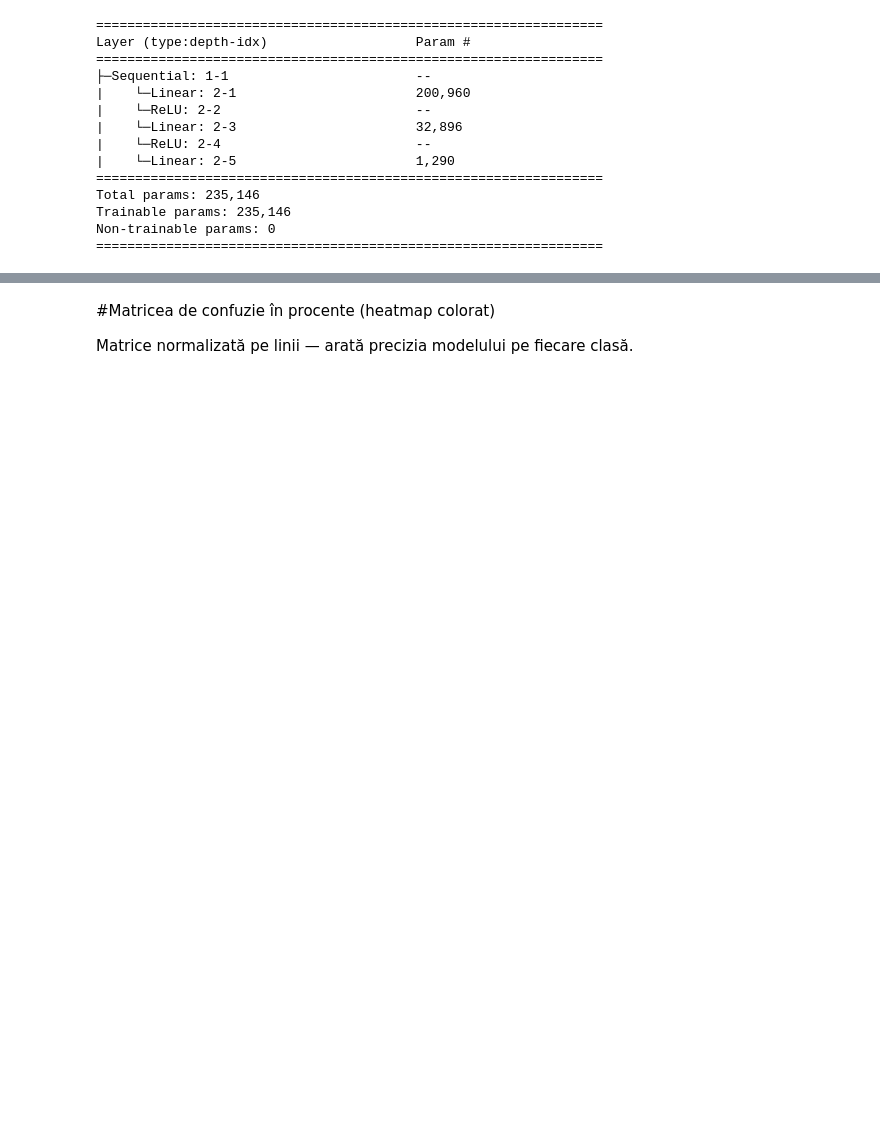
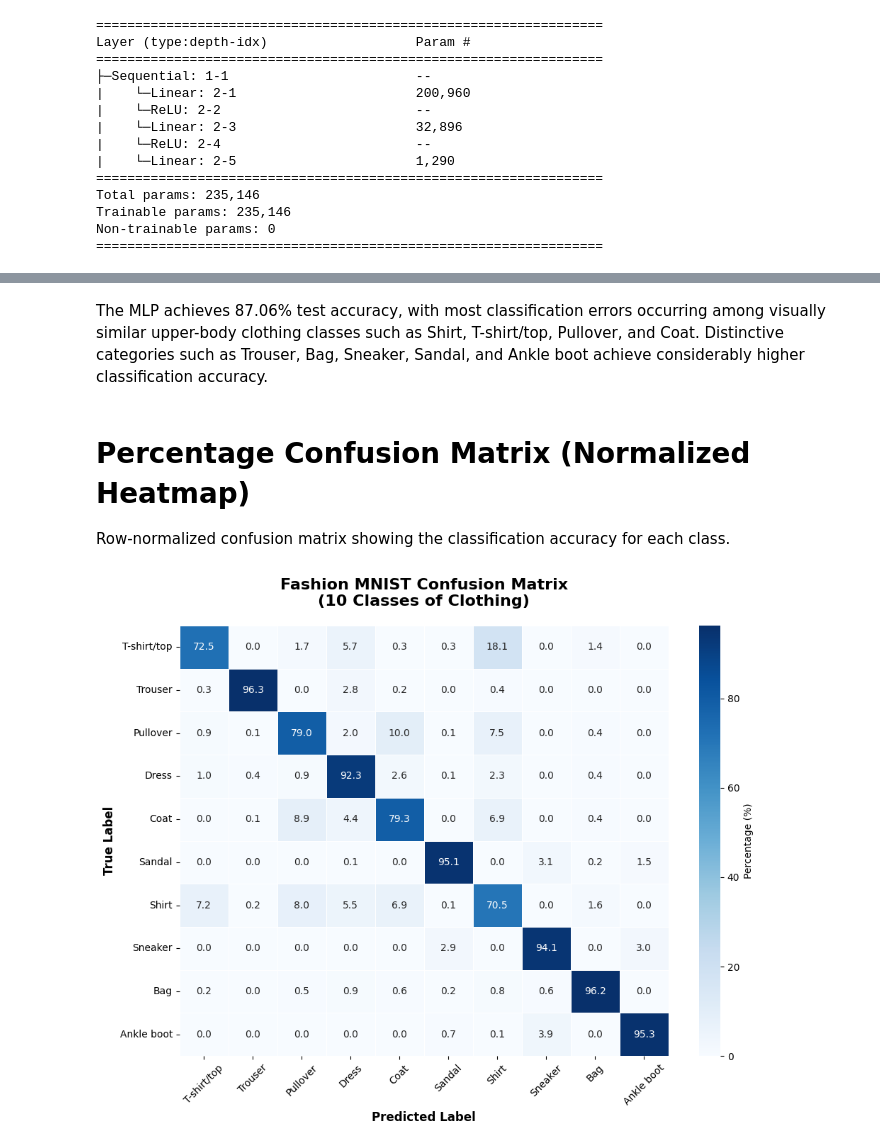
Before and after one commit to AntonioVisan/fashion-mnist-mlp-pytorch, a Jupyter notebook: fashion-mnist-mlp-pytorch.ipynb, the cells around one changed output, grey strips where cells are left out. Drawn from its saved outputs; the diff is of its cells as text; code cells hidden in the pictures; blank space fills up the shorter version.

```diff
--- a/fashion-mnist-mlp-pytorch.ipynb
+++ b/fashion-mnist-mlp-pytorch.ipynb
@@ -395,27 +427,40 @@ plt.show()
+# %% [markdown]
+The MLP achieves 87.06% test accuracy, with most classification errors occurring among visually similar upper-body clothing classes such as Shirt, T-shirt/top, Pullover, and Coat. Distinctive categories such as Trouser, Bag, Sneaker, Sandal, and Ankle boot achieve considerably higher classification accuracy.
 # %% [markdown]
-#Matricea de confuzie în procente (heatmap colorat)
+# Percentage Confusion Matrix (Normalized Heatmap)
 
-Matrice normalizată pe linii — arată precizia modelului pe fiecare clasă.
+Row-normalized confusion matrix showing the classification accuracy for each class.
 # %%
-cm_percent : np.ndarray = cm.astype(float) / cm.sum(axis=1, keepdims=True) * 100
+cm_percent: np.ndarray = (
+    cm.astype(float) / cm.sum(axis=1, keepdims=True) * 100
+)
 
 plt.figure(figsize=(10, 8))
 
-sns.heatmap(cm_percent,
-            annot=True,
-            fmt=".1f",
-            cmap='Blues',
-            xticklabels=labels_names,
-            yticklabels=labels_names,
-            linewidths=0.5,
-            cbar_kws={'label': 'Percentage (%)'})
+sns.heatmap(
+    cm_percent,
+    annot=True,
+    fmt=".1f",
+    cmap="Blues",
+    xticklabels=labels_names,
+    yticklabels=labels_names,
+    linewidths=0.5,
+    cbar_kws={"label": "Percentage (%)"}
+)
 
-plt.title('Fashion MNIST Confusion Matrix\n(10 classes of clothing)',
-          fontsize=16, fontweight='bold', pad=20)
-plt.xlabel('Predicted Label', fontsize=12, fontweight='bold')
-plt.ylabel('True Label', fontsize=12, fontweight='bold')
+plt.title(
+    "Fashion MNIST Confusion Matrix\n(10 Classes of Clothing)",
+    fontsize=16,
+    fontweight="bold",
+    pad=20
+)
+plt.xlabel("Predicted Label", fontsize=12, fontweight="bold")
+plt.ylabel("True Label", fontsize=12, fontweight="bold")
 plt.xticks(rotation=45)
 plt.yticks(rotation=0)
+
 plt.tight_layout()
 plt.show()
+# %% [output]
+[figure, added]
 # %% [markdown]
```
Also changed, not shown: parts of 32 cells of this notebook, 2 other files.
